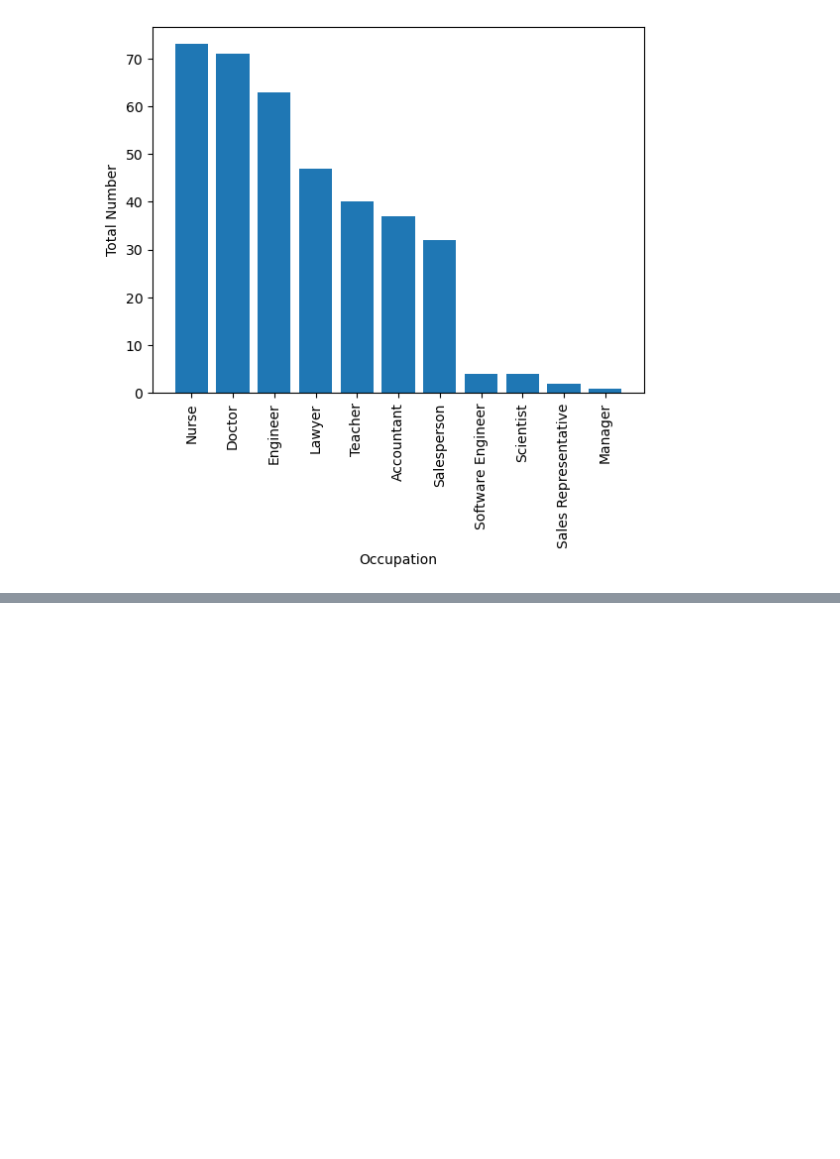
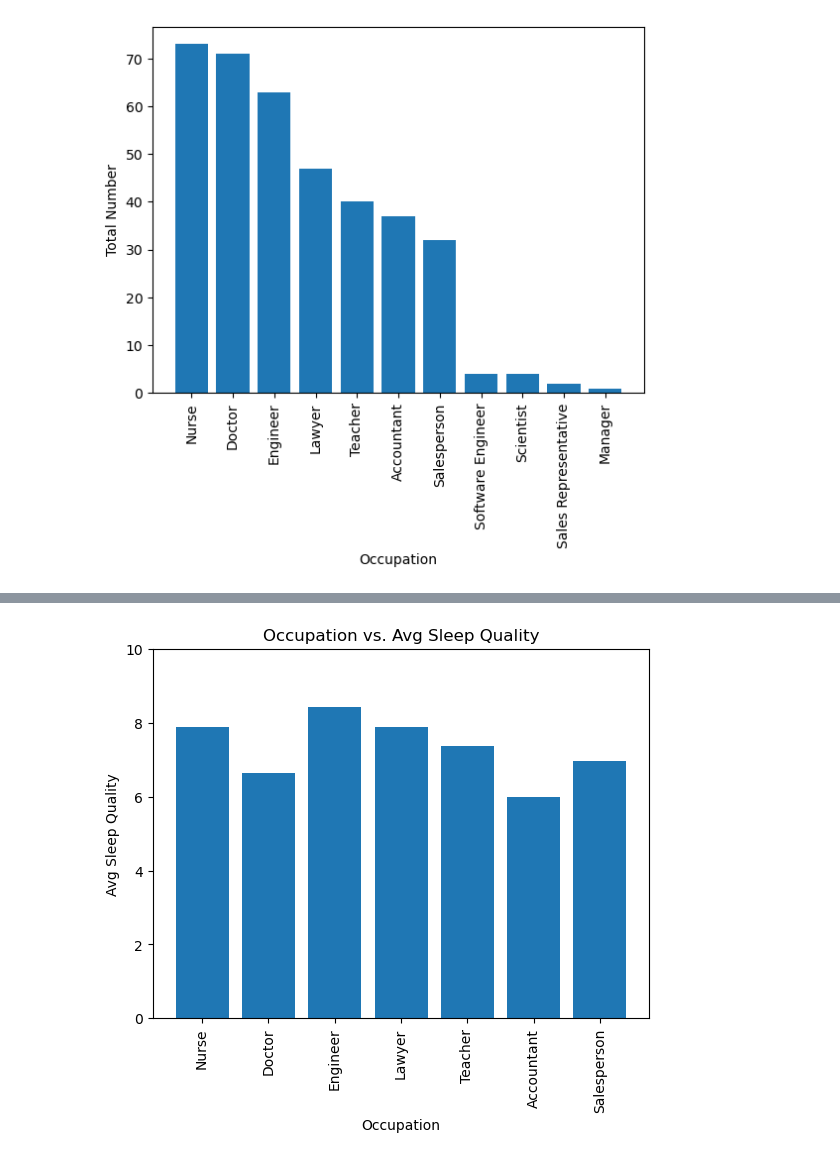
Before and after one commit to johnweissmann/project-1, a Jupyter notebook: main.ipynb, the cells around one changed output, grey strips where cells are left out. Cells and saved outputs as stored; diff of their text form; code cells hidden in the pictures; blank space fills up the shorter version.

```diff
--- a/main.ipynb
+++ b/main.ipynb
@@ -48,0 +60,10 @@ occupation_df
+# %%
+plt.bar(sleep_df_clean["Occupation"].value_counts().index.values ,sleep_df_clean.groupby(["Occupation"])["Quality of Sleep"].mean())
+plt.xticks(rotation = 90)
+plt.xlabel("Occupation")
+plt.ylabel("Avg Sleep Quality")
+plt.title("Occupation vs. Avg Sleep Quality")
+plt.ylim(0,10)
+plt.show()
+# %% [output]
+[figure, added]
```
Also changed, not shown: parts of 8 cells of this notebook.
